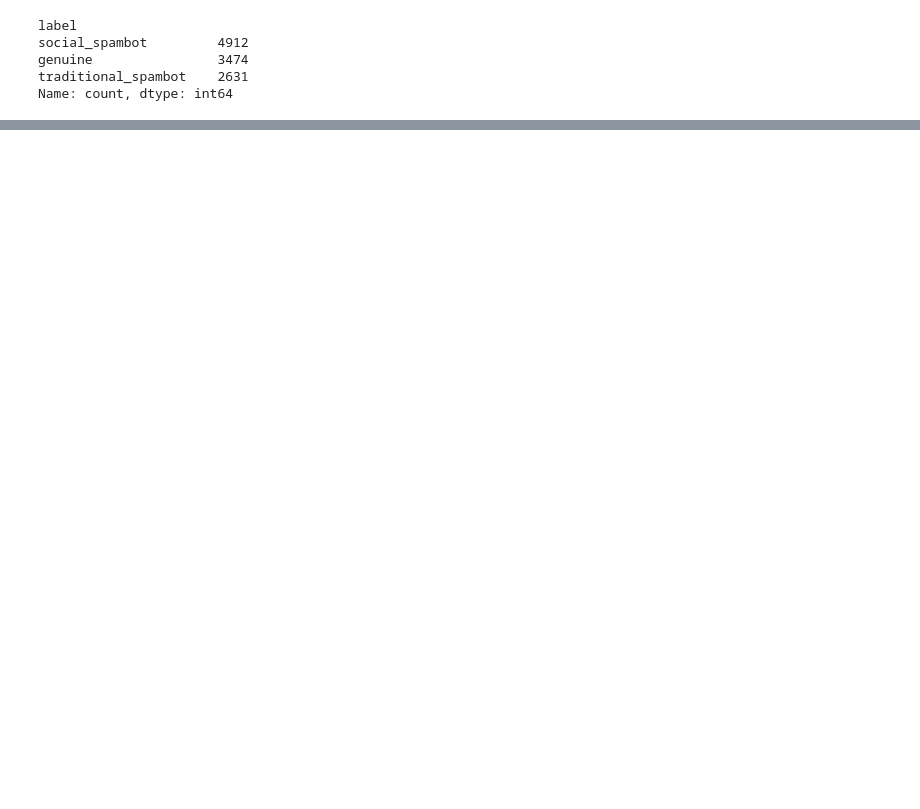
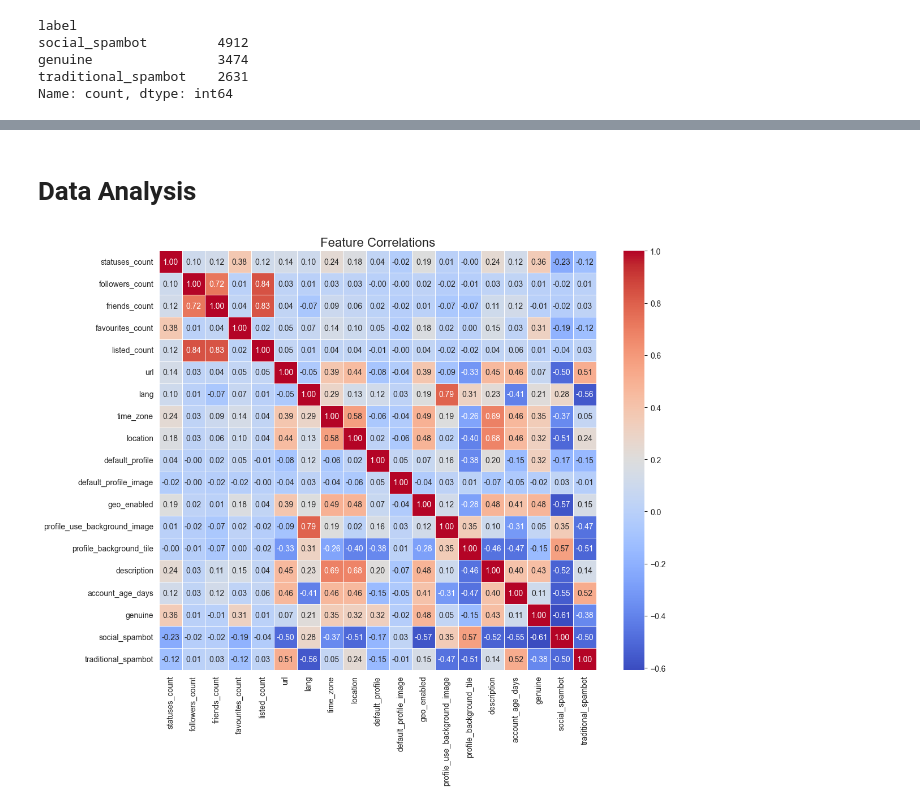
Before and after one commit to ruhalis/twitter-bot-classification, a Jupyter notebook: endterm.ipynb, the cells around one changed output, grey strips where cells are left out. Cells and saved outputs as stored; diff of their text form; code cells hidden in the pictures; blank space fills up the shorter version.

```diff
--- a/endterm.ipynb
+++ b/endterm.ipynb
@@ -606,0 +220,9 @@ data.to_csv('data.csv')
+# %%
+df['timestamp'] = pd.to_datetime(df['timestamp'])
+
+newest_account_date = df['timestamp'].max()
+
+df['account_age_days'] = (newest_account_date - df['timestamp']).dt.total_seconds() / (60 * 60 * 24)
+
+df['account_age_days'] = df['account_age_days'].round().astype(int)
+df = df.drop(columns=['timestamp', 'created_at', 'utc_offset'])
@@ -606,0 +246,3 @@ data.to_csv('data.csv')
+# %%
+# these columns are in some kind of view show only outfliers
+df = df.drop(columns=['protected', 'verified', 'is_translator'])
@@ -606,0 +251,5 @@ data.to_csv('data.csv')
+# %%
+df2 = pd.get_dummies(df['label'])
+# %%
+df_encoded = pd.concat([df, df2], axis=1)
+df_encoded
@@ -606,0 +302,16 @@ data.to_csv('data.csv')
+# %% [markdown]
+# Data Analysis
+# %%
+plt.figure(figsize=(12, 10))
+sns.heatmap(
+    df_encoded.drop(columns=['label']).corr(),
+    annot=True,
+    cmap='coolwarm',
+    fmt='.2f',
+    linewidths=0.5
+)
+plt.title('Feature Correlations', fontsize=16)
+plt.tight_layout()
+plt.show()
+# %% [output]
+[figure, added]
```
Also changed, not shown: parts of 118 cells of this notebook, 2 other files.
